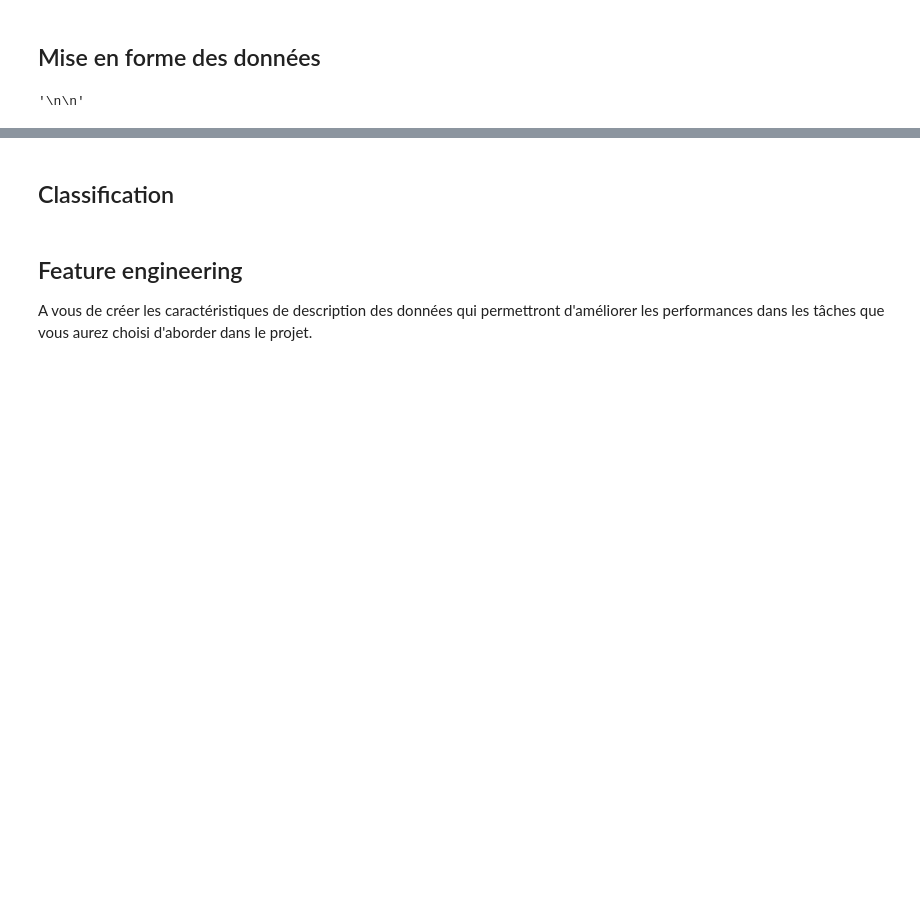
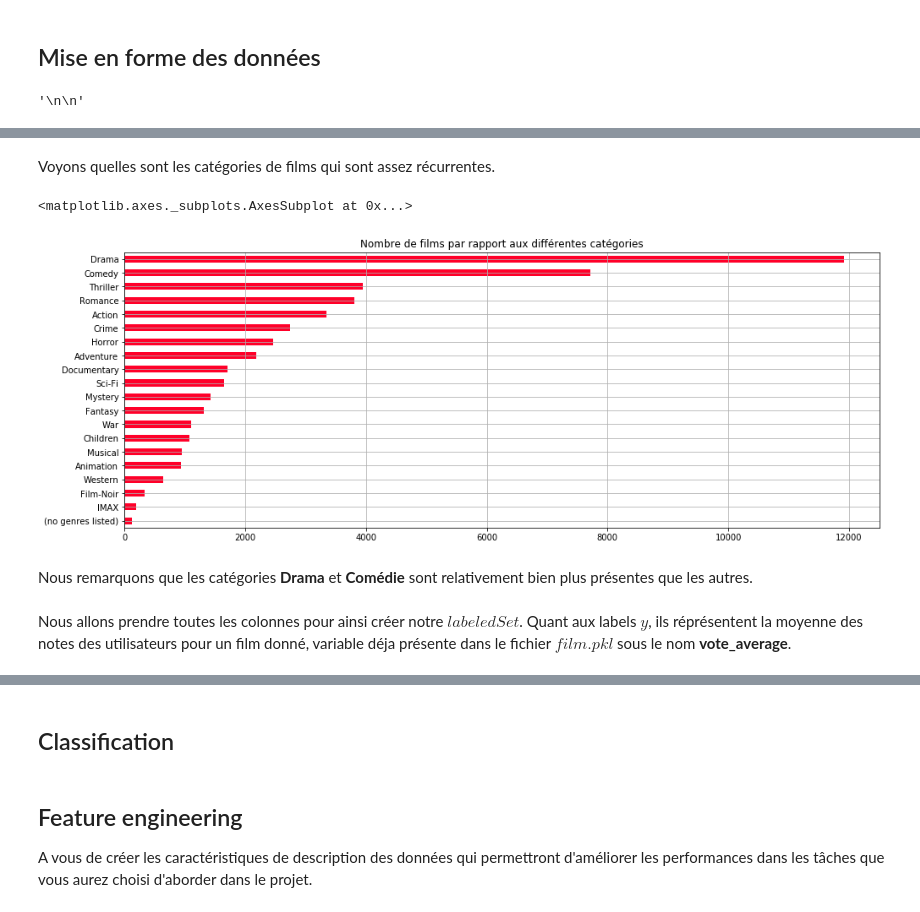
Before and after one commit to ATidiane/IMDb-Data-Analysis, a Jupyter notebook: consignes-Copy2.ipynb, the cells around one changed output, grey strips where cells are left out. Cells and saved outputs as stored; diff of their text form; code cells hidden in the pictures; blank space fills up the shorter version.

```diff
--- a/consignes-Copy2.ipynb
+++ b/consignes-Copy2.ipynb
@@ -390,6 +391,9 @@ def split(labeledSet, test_size):
 
     return trainSet, testSet
 # %%
+# Drop NaN values
+df_movies = df_movies.dropna()
+
 # Defining the target variable and the independant variables
 df_y = df_movies['vote_average']
 df_X = df_movies.copy()
@@ -407,8 +411,6 @@ df_X['original_language'] = df_X['original_language'].astype('category').cat.cod
 df_X['release_date'] = df_X['release_date'].apply(lambda x: transform_date(x))
 df_X.release_date[df_X.release_date == 0] = df_X.release_date.median()
 
-# Drop NaN values
-df_X = df_X.dropna()
 # Transform to numpy arrays
 X, y = df_X.values, df_y.values
 # Normalize data
@@ -481,0 +541,4 @@ class Regressor(cl.Classifier):
+# %%
+basic_X = df_X.iloc[:, :20]
+basic_X.head()
+basic_X.describe()
@@ -481,0 +561,14 @@ class Regressor(cl.Classifier):
+# %% [markdown]
+Voyons quelles sont les catégories de films qui sont assez récurrentes.
+# %%
+basic_X[basic_X == 1].count().sort_values().plot(kind='barh', grid=True,
+                                                 cmap='gist_rainbow',
+                                                 title='Nombre de films par rapport aux différentes catégories',
+                                                 figsize=(16, 6))
+# %% [output]
+<matplotlib.axes._subplots.AxesSubplot at 0x...>
+[figure, added]
+# %% [markdown]
+Nous remarquons que les catégories **Drama** et **Comédie** sont relativement bien plus présentes que les autres.
+# %% [markdown]
+Nous allons prendre toutes les colonnes pour ainsi créer notre $labeledSet$. Quant aux labels $y$, ils réprésentent la moyenne des notes des utilisateurs pour un film donné, variable déja présente dans le fichier $film.pkl$ sous le nom **vote_average**.
```
Also changed, not shown: parts of 27 cells of this notebook.
